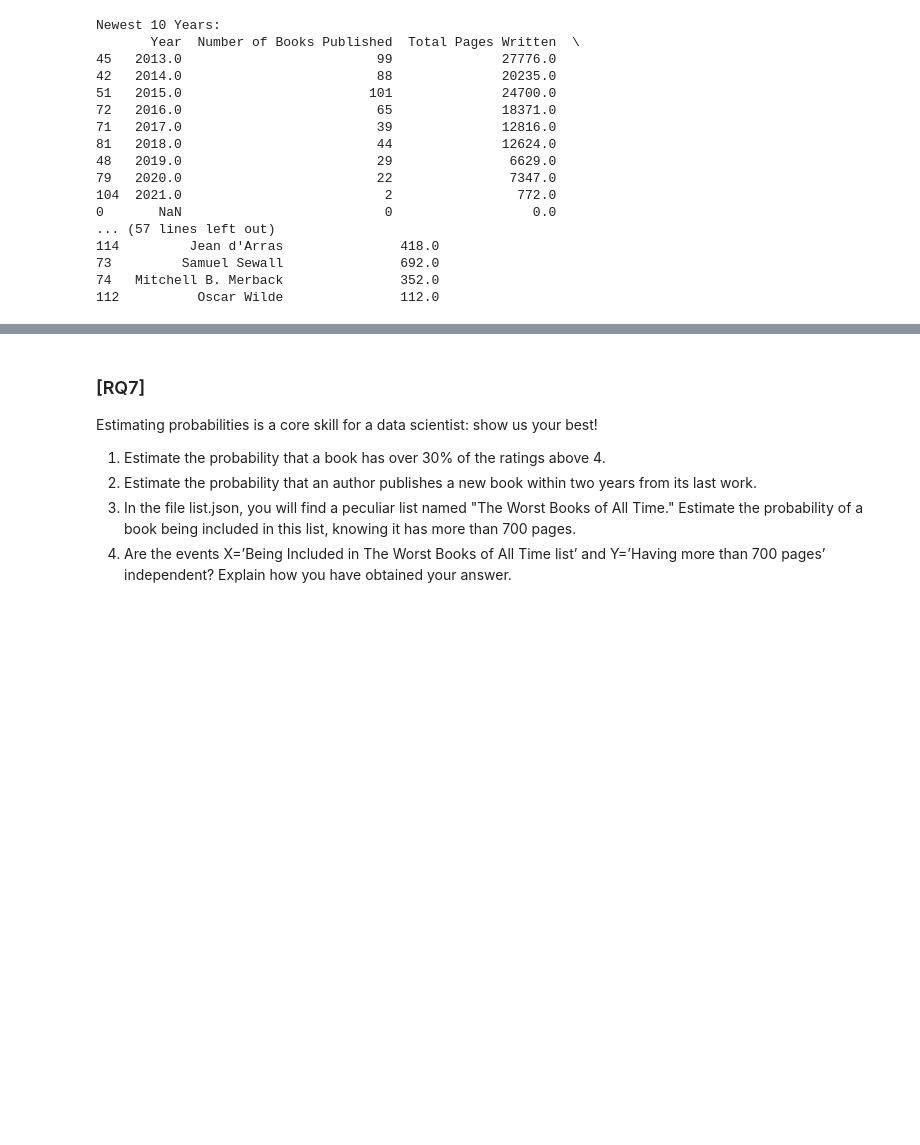
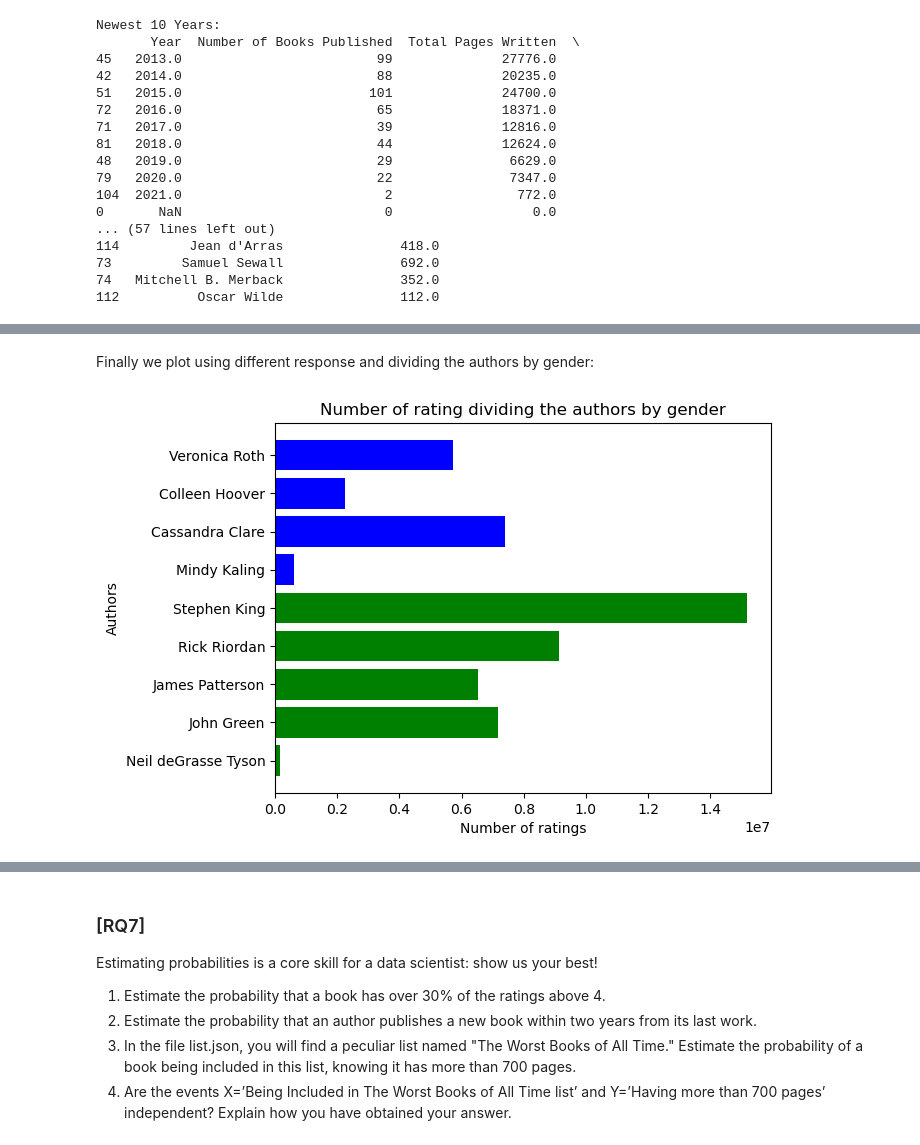
Before and after one commit to desterote753/ADM-HW2-Group3, a Jupyter notebook: main.ipynb, the cells around one changed output, grey strips where cells are left out. Drawn from its saved outputs; the diff is of its cells as text; code cells hidden in the pictures; blank space fills up the shorter version.

```diff
--- a/main.ipynb
+++ b/main.ipynb
@@ -453,0 +836,19 @@ Newest 10 Years:
+# %%
+#division by gender
+male_authors = ['Stephen King','Bill Gates','Rick Riordan','James Patterson','John Green','Neil deGrasse Tyson']
+female_authors = ['Veronica Roth','Colleen Hoover','Cassandra Clare','Mindy Kaling']
+
+#inizialization of dataframes
+df_male_authors = pd.DataFrame()
+df_female_authors = pd.DataFrame()
+
+#looping on df_auth rows, this is the dataframe crated in RQ1
+for i in df_auth.index:
+
+    #adding the row to the respective dataframe
+    if df_auth.loc[i,'name'] in male_authors:
+        row = df_auth.loc[i,]
+        df_male_authors = pd.concat([df_male_authors,row.to_frame().T], ignore_index = True)
+    elif df_auth.loc[i,'name'] in female_authors:
+        row = df_auth.loc[i,]
+        df_female_authors = pd.concat([df_female_authors,row.to_frame().T], ignore_index = True)
@@ -453,0 +874,11 @@ Newest 10 Years:
+# %% [markdown]
+Finally we plot using different response and dividing the authors by gender:
+# %%
+plt.barh(list(reversed(df_male_authors.loc[:,'name'])),list(reversed(df_male_authors.loc[:,'ratings_count'])),color='green')
+plt.title('Number of rating dividing the authors by gender')
+plt.xlabel('Number of ratings')
+plt.ylabel('Authors')
+plt.barh(list(reversed(df_female_authors.loc[:,'name'])),list(reversed(df_female_authors.loc[:,'ratings_count'])),color='blue')
+plt.show()
+# %% [output]
+[figure, added]
```
Also changed, not shown: parts of 96 cells of this notebook.
